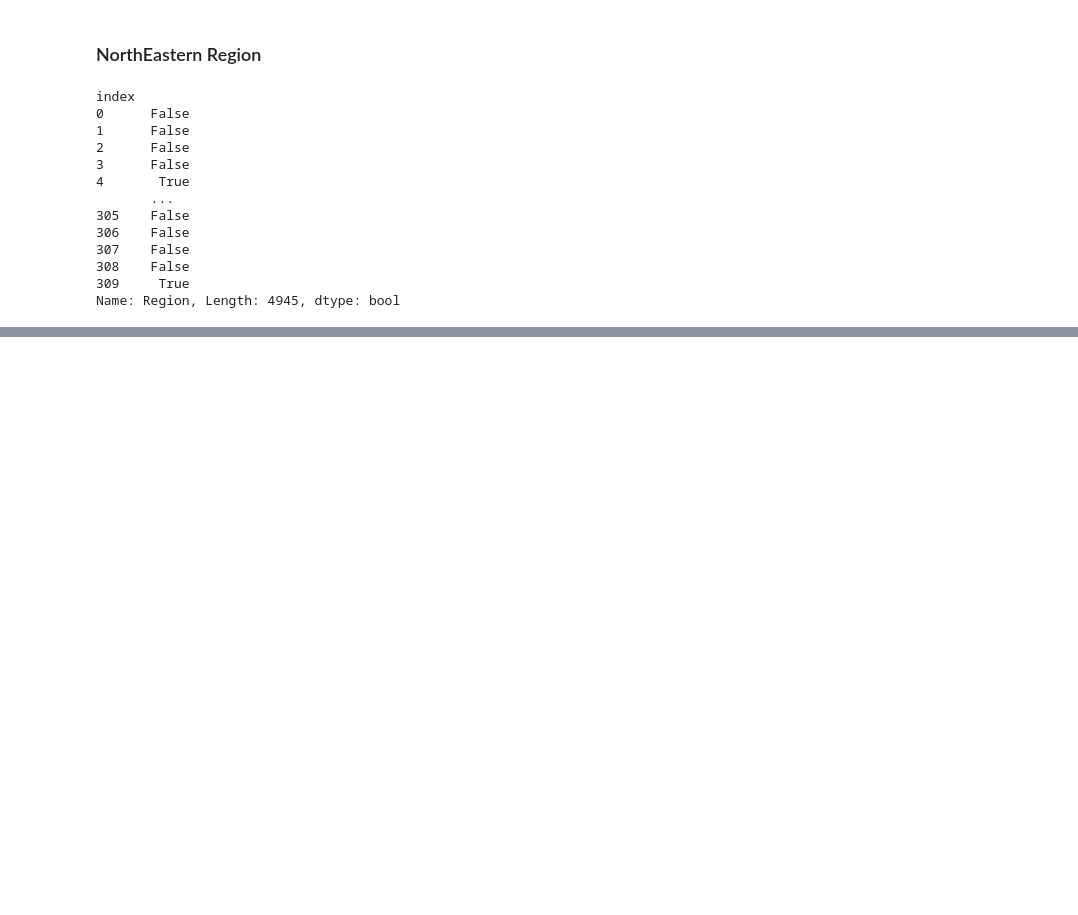
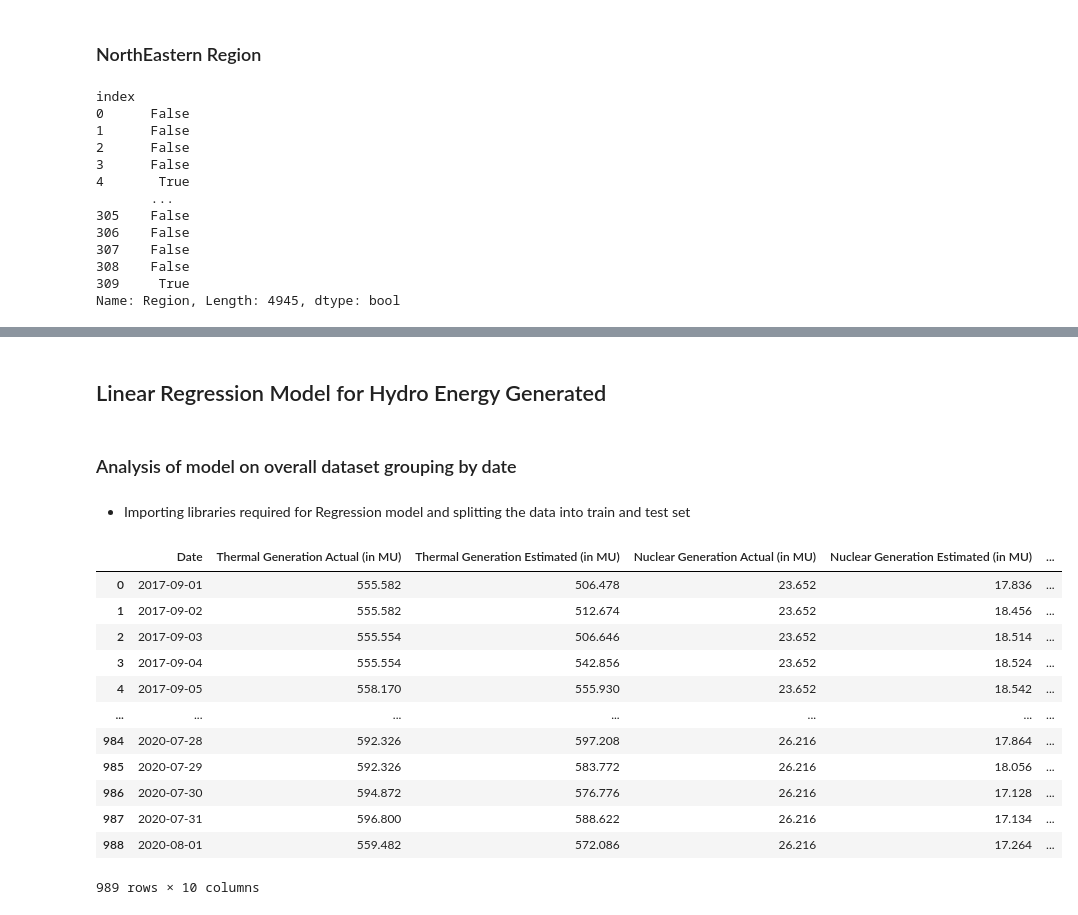
Before and after one commit to SheCodes-IEEE-CIS-GHRCE/Electricity-Generation-Analysis-and-Prediction-in-India, a Jupyter notebook: Elec-gen.ipynb, the cells around one changed output, grey strips where cells are left out. Cells and saved outputs as stored; diff of their text form; code cells hidden in the pictures; blank space fills up the shorter version.

```diff
--- a/Elec-gen.ipynb
+++ b/Elec-gen.ipynb
@@ -673,3 +779,11 @@ df_NorthEastern
 # %%
 # Saving NorthEastern Region data as csv
 df_NorthEastern.to_csv('NorthEastern.csv')
+# %% [markdown]
+## Linear Regression Model for Hydro Energy Generated
+# %% [markdown]
+### Analysis of model on overall dataset grouping by date
+# %% [markdown]
+
+
+*   Importing libraries required for Regression model and splitting the data into train and test set
@@ -675,0 +794,17 @@ df_NorthEastern.to_csv('NorthEastern.csv')
+# %%
+mean_power = power.groupby(by='Date',as_index=False).mean()
+mean_power
+# %% [output]
+|  | Date | Thermal Generation Actual (in MU) | Thermal Generation Estimated (in MU) | Nuclear Generation Actual (in MU) | Nuclear Generation Estimated (in MU) | ... |
+| 0 | 2017-09-01 | 555.582 | 506.478 | 23.652 | 17.836 | ... |
+| 1 | 2017-09-02 | 555.582 | 512.674 | 23.652 | 18.456 | ... |
+| 2 | 2017-09-03 | 555.554 | 506.646 | 23.652 | 18.514 | ... |
+| 3 | 2017-09-04 | 555.554 | 542.856 | 23.652 | 18.524 | ... |
+| 4 | 2017-09-05 | 558.170 | 555.930 | 23.652 | 18.542 | ... |
+| ... | ... | ... | ... | ... | ... | ... |
+| 984 | 2020-07-28 | 592.326 | 597.208 | 26.216 | 17.864 | ... |
+| 985 | 2020-07-29 | 592.326 | 583.772 | 26.216 | 18.056 | ... |
+| 986 | 2020-07-30 | 594.872 | 576.776 | 26.216 | 17.128 | ... |
+| 987 | 2020-07-31 | 596.800 | 588.622 | 26.216 | 17.134 | ... |
+| 988 | 2020-08-01 | 559.482 | 572.086 | 26.216 | 17.264 | ... |
+989 rows × 10 columns
```
Also changed, not shown: parts of 50 cells of this notebook.
